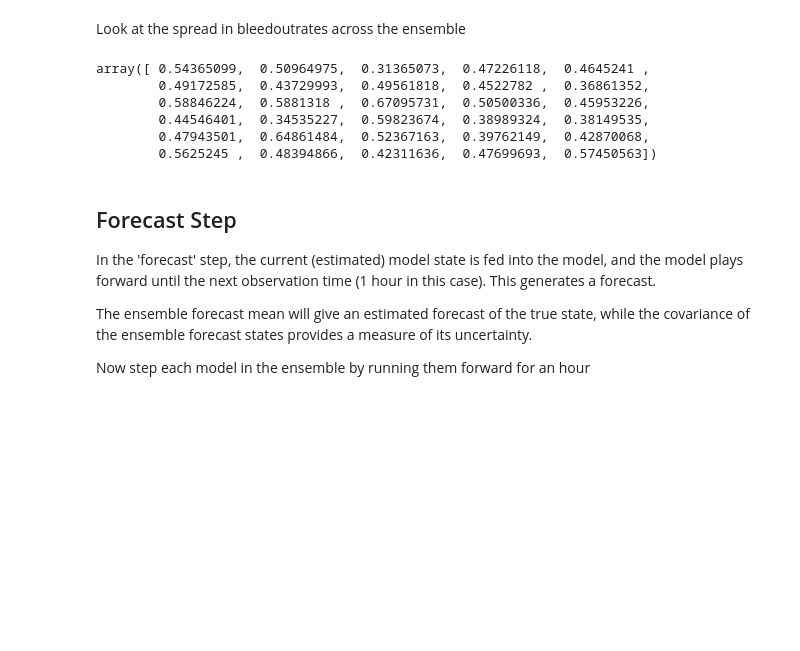
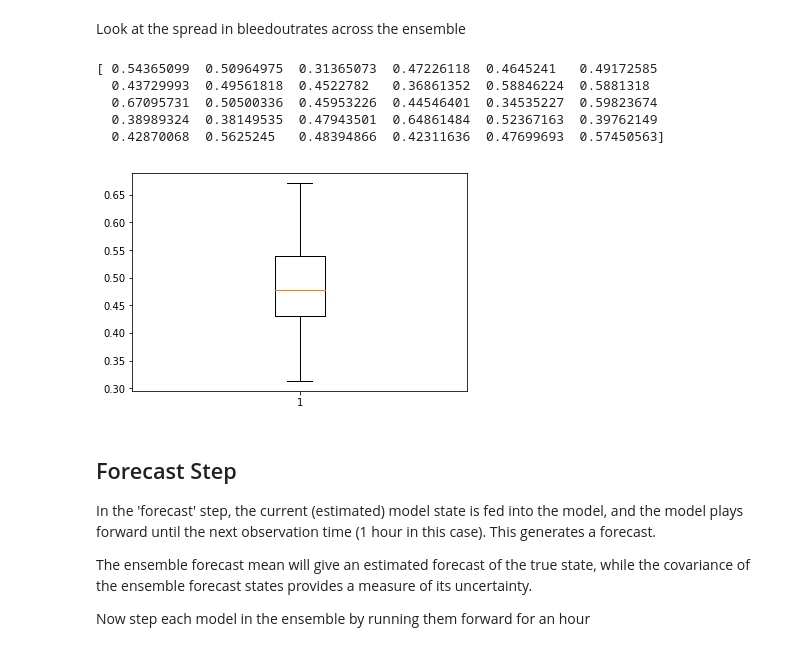
Before and after one commit to nickmalleson/surf, a Jupyter notebook: abm/essa-kalman_filter/Kalman_Example.ipynb, the cells around one changed output. Cells and saved outputs as stored; diff of their text form; code cells hidden in the pictures; blank space fills up the shorter version.

```diff
--- a/abm/essa-kalman_filter/Kalman_Example.ipynb
+++ b/abm/essa-kalman_filter/Kalman_Example.ipynb
@@ -72,14 +72,15 @@ initial = np.array(initial)
 # %% [markdown]
 Look at the spread in bleedoutrates across the ensemble
-# %%
-initial[:, -3]
-# %% [output]
-array([ 0.54365099,  0.50964975,  0.31365073,  0.47226118,  0.4645241 ,
-        0.49172585,  0.43729993,  0.49561818,  0.4522782 ,  0.36861352,
-        0.58846224,  0.5881318 ,  0.67095731,  0.50500336,  0.45953226,
-        0.44546401,  0.34535227,  0.59823674,  0.38989324,  0.38149535,
-        0.47943501,  0.64861484,  0.52367163,  0.39762149,  0.42870068,
-        0.5625245 ,  0.48394866,  0.42311636,  0.47699693,  0.57450563])
+# %%
+plt.boxplot(initial[:, -3] )
+print(initial[:, -3] )
+# %% [output]
+[ 0.54365099  0.50964975  0.31365073  0.47226118  0.4645241   0.49172585
+  0.43729993  0.49561818  0.4522782   0.36861352  0.58846224  0.5881318
+  0.67095731  0.50500336  0.45953226  0.44546401  0.34535227  0.59823674
+  0.38989324  0.38149535  0.47943501  0.64861484  0.52367163  0.39762149
+  0.42870068  0.5625245   0.48394866  0.42311636  0.47699693  0.57450563]
+[figure, added]
 # %% [markdown]
 ## Forecast Step
 
```
Also changed, not shown: parts of 6 cells of this notebook.
